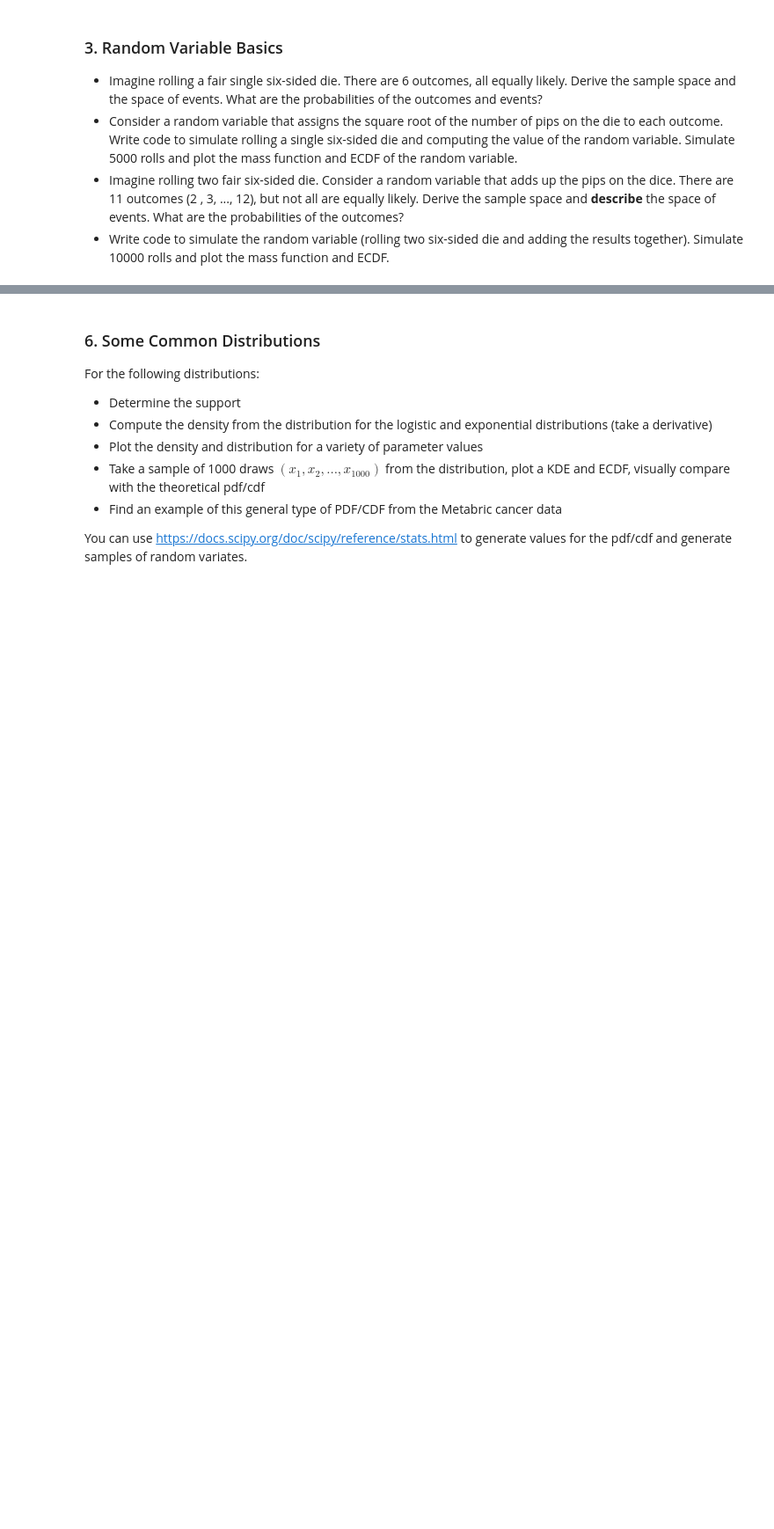
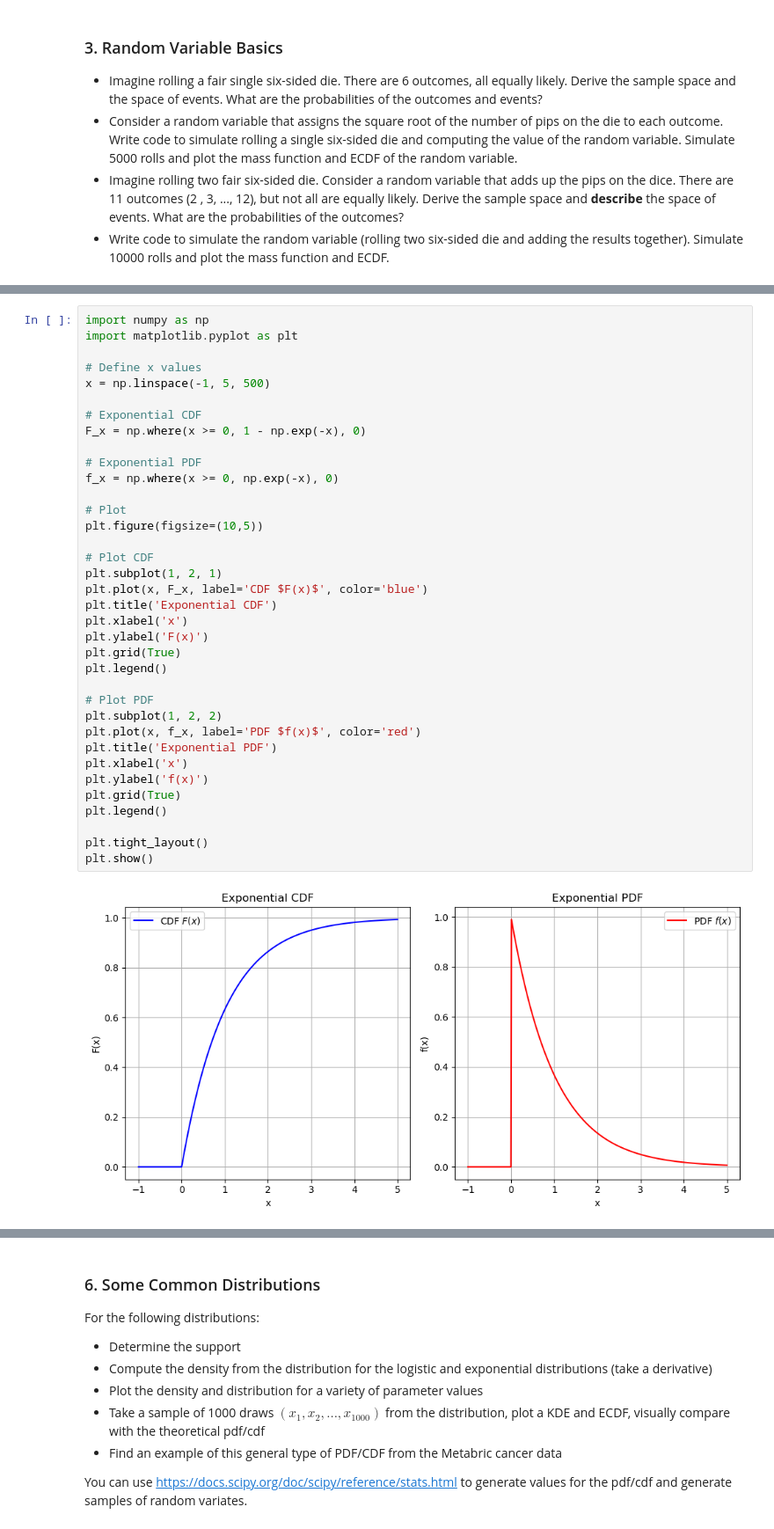
Before and after one commit to isaactabor21/assignment_6, a Jupyter notebook: assignment_6.ipynb, the cells around one changed output, grey strips where cells are left out. Shown: that part at 88% size. Drawn from its saved outputs; the diff is of its cells as text; blank space fills up the shorter version.

```diff
--- a/assignment_6.ipynb
+++ b/assignment_6.ipynb
@@ -91,0 +318,38 @@ $
+# %%
+import numpy as np
+import matplotlib.pyplot as plt
+
+# Define x values
+x = np.linspace(-1, 5, 500)
+
+# Exponential CDF
+F_x = np.where(x >= 0, 1 - np.exp(-x), 0)
+
+# Exponential PDF
+f_x = np.where(x >= 0, np.exp(-x), 0)
+
+# Plot
+plt.figure(figsize=(10,5))
+
+# Plot CDF
+plt.subplot(1, 2, 1)
+plt.plot(x, F_x, label='CDF $F(x)$', color='blue')
+plt.title('Exponential CDF')
+plt.xlabel('x')
+plt.ylabel('F(x)')
+plt.grid(True)
+plt.legend()
+
+# Plot PDF
+plt.subplot(1, 2, 2)
+plt.plot(x, f_x, label='PDF $f(x)$', color='red')
+plt.title('Exponential PDF')
+plt.xlabel('x')
+plt.ylabel('f(x)')
+plt.grid(True)
+plt.legend()
+
+plt.tight_layout()
+plt.show()
+# %% [output]
+[figure, added]
```
Also changed, not shown: parts of 24 cells of this notebook.
